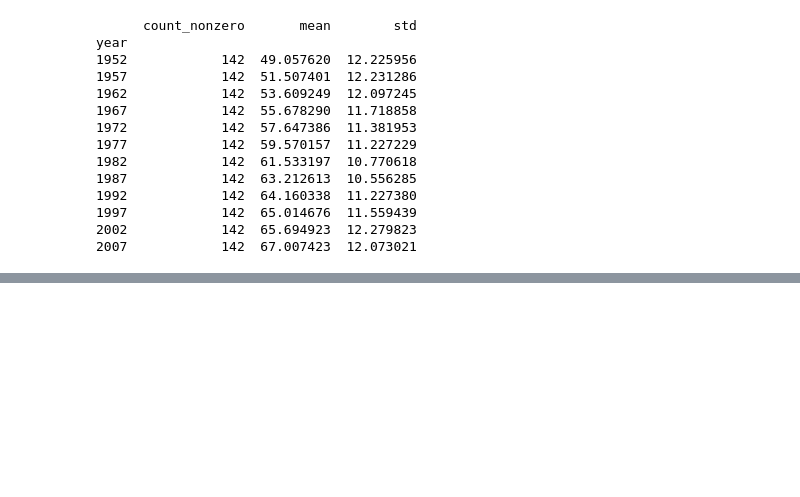
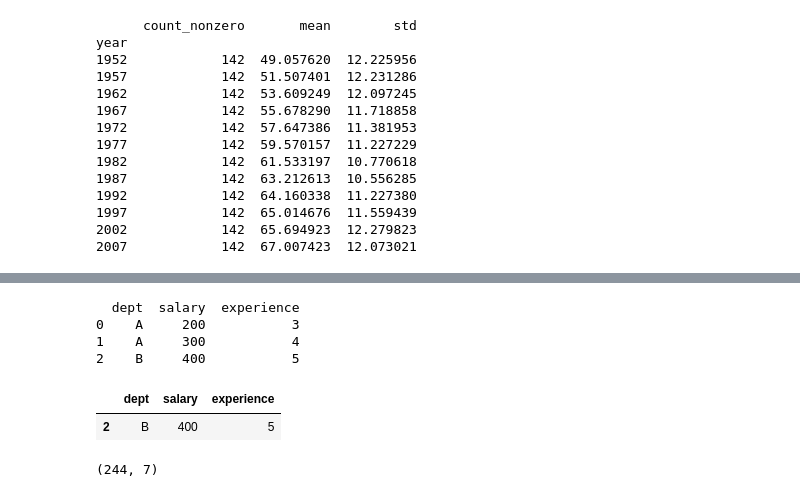
Before and after one commit to taehyun1372/LearnPython, a Jupyter notebook: Pandas_Intro/12_Group.ipynb, the cells around one changed output, grey strips where cells are left out. Saved outputs shown, nothing was run; the diff lists cells and outputs as text; code cells hidden in the pictures; blank space fills up the shorter version.

```diff
--- a/Pandas_Intro/12_Group.ipynb
+++ b/Pandas_Intro/12_Group.ipynb
@@ -121,0 +391,20 @@ year
+# %%
+df = pd.DataFrame({
+    'dept' : ['A', 'A', 'B'],
+    'salary' : [200, 300, 400],
+    'experience' : [3, 4, 5]
+})
+print(df)
+df.groupby('dept').filter(lambda x: x['salary'].mean() > 250)
+# %% [output]
+  dept  salary  experience
+0    A     200           3
+1    A     300           4
+2    B     400           5
+|  | dept | salary | experience |
+| 2 | B | 400 | 5 |
+# %%
+tips = sns.load_dataset('tips')
+print(tips.shape)
+# %% [output]
+(244, 7)
```
Also changed, not shown: parts of 22 cells of this notebook, 13 other files.
